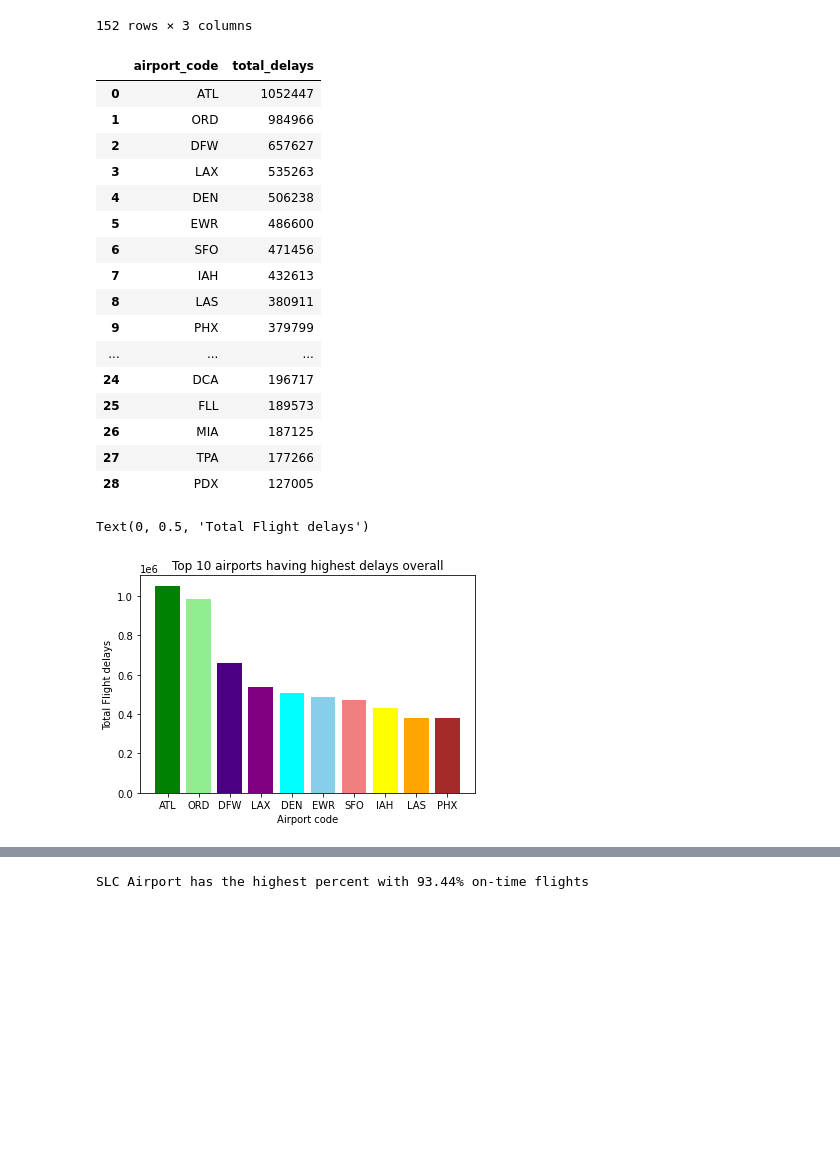
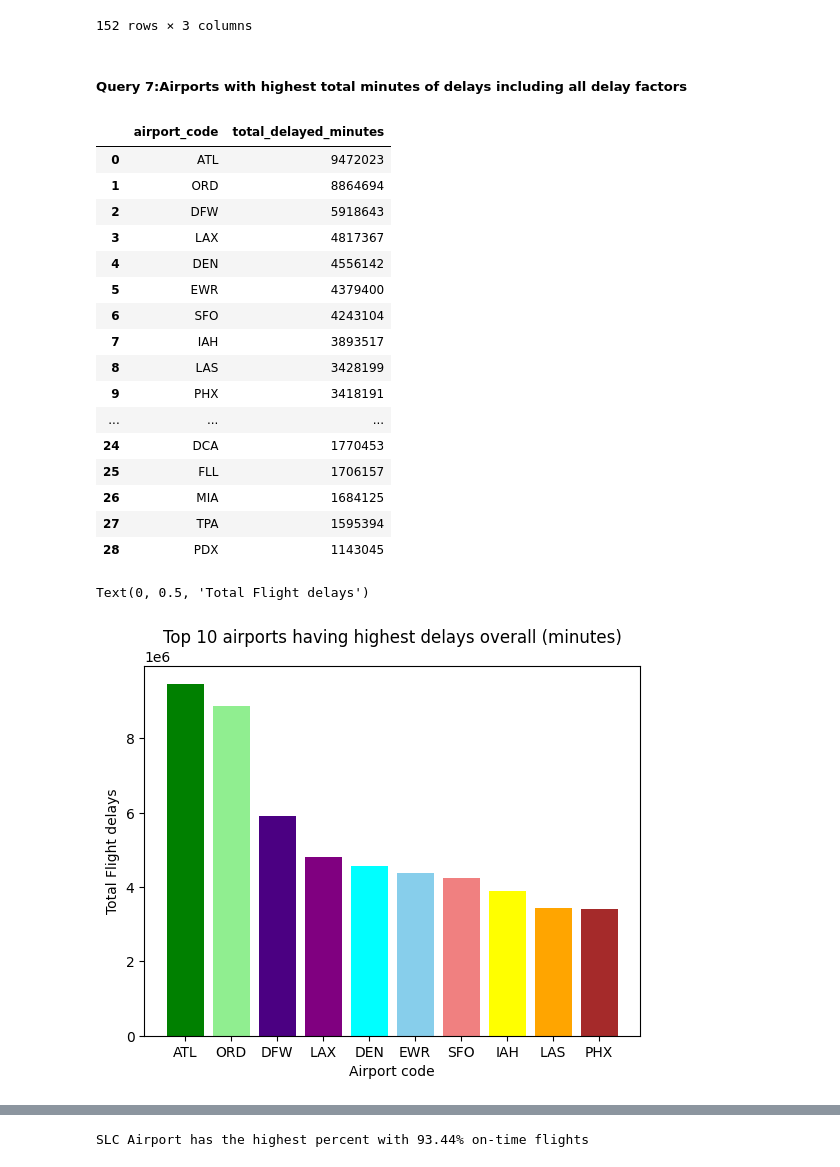
Before and after one commit to Aparna003/EMSE_6586_Airlines_analysis, a Jupyter notebook: Airlines_analysis.ipynb, the cells around one changed output, grey strips where cells are left out. Saved outputs shown, nothing was run; the diff lists cells and outputs as text; code cells hidden in the pictures; blank space fills up the shorter version.

Commit message:
Updated query analysis

```diff
--- a/Airlines_analysis.ipynb
+++ b/Airlines_analysis.ipynb
@@ -294,40 +310,41 @@ pd.read_sql(query6, conn)
 | 150 | 2015 | 12 | 2250.275862 |
 | 151 | 2016 | 1 | 1656.068966 |
 152 rows × 3 columns
+# %% [markdown]
+##### Query 7:Airports with highest total minutes of delays including all delay factors
 # %%
-# Airports with highest no of delays
-query7 = """SELECT Airport_Code, SUM(Delays_Carrier + Delays_Late_Aircraft + Delays_National_Aviation_System + Delays_Security + Delays_Weather) AS Total_Delays
+query7 = """SELECT Airport_Code, SUM(Delays_Carrier + Delays_Late_Aircraft + Delays_National_Aviation_System + Delays_Security + Delays_Weather) AS Total_Delayed_Minutes
 FROM Statistics
 GROUP BY Airport_Code
-ORDER BY Total_Delays DESC;"""
-df1=pd.read_sql(query7,conn)
-df1
+ORDER BY Total_Delayed_Minutes DESC;"""
+time_delays_df=pd.read_sql(query7,conn)
+time_delays_df
 # %% [output]
-|  | airport_code | total_delays |
-| 0 | ATL | 1052447 |
-| 1 | ORD | 984966 |
-| 2 | DFW | 657627 |
-| 3 | LAX | 535263 |
-| 4 | DEN | 506238 |
-| 5 | EWR | 486600 |
-| 6 | SFO | 471456 |
-| 7 | IAH | 432613 |
-| 8 | LAS | 380911 |
-| 9 | PHX | 379799 |
+|  | airport_code | total_delayed_minutes |
+| 0 | ATL | 9472023 |
+| 1 | ORD | 8864694 |
+| 2 | DFW | 5918643 |
+| 3 | LAX | 4817367 |
+| 4 | DEN | 4556142 |
+| 5 | EWR | 4379400 |
+| 6 | SFO | 4243104 |
+| 7 | IAH | 3893517 |
+| 8 | LAS | 3428199 |
+| 9 | PHX | 3418191 |
 | ... | ... | ... |
-| 24 | DCA | 196717 |
-| 25 | FLL | 189573 |
-| 26 | MIA | 187125 |
-| 27 | TPA | 177266 |
-| 28 | PDX | 127005 |
+| 24 | DCA | 1770453 |
+| 25 | FLL | 1706157 |
+| 26 | MIA | 1684125 |
+| 27 | TPA | 1595394 |
+| 28 | PDX | 1143045 |
 # %%
-# Top 10 airports with delays
-df1=df1[:10]
+# Top 10 airports with delays by time
+time_delays_df=time_delays_df[:10]
 colors=["green","lightgreen","indigo","purple","cyan","skyblue","lightcoral","yellow","orange","brown"]
-plt.bar(df1["airport_code"],df1["total_delays"],color=colors)
-plt.title('Top 10 airports having highest delays overall')
+plt.bar(time_delays_df["airport_code"],time_delays_df["total_delayed_minutes"],color=colors)
+plt.title('Top 10 airports having highest delays overall (minutes)')
 plt.xlabel('Airport code')
 plt.ylabel('Total Flight delays')
 # %% [output]
 Text(0, 0.5, 'Total Flight delays')
-[figure, old version]
+[figure, new version]
```
Also changed, not shown: parts of 31 cells of this notebook, 1 other file.
